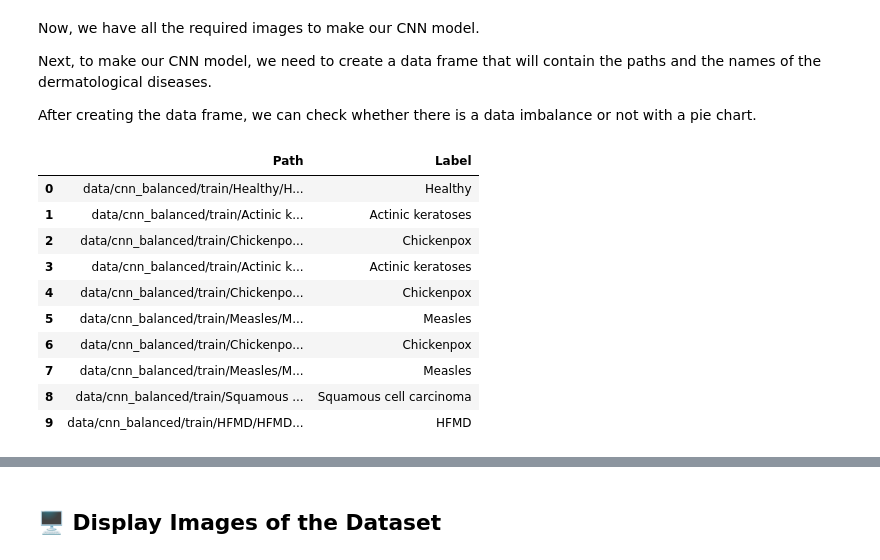
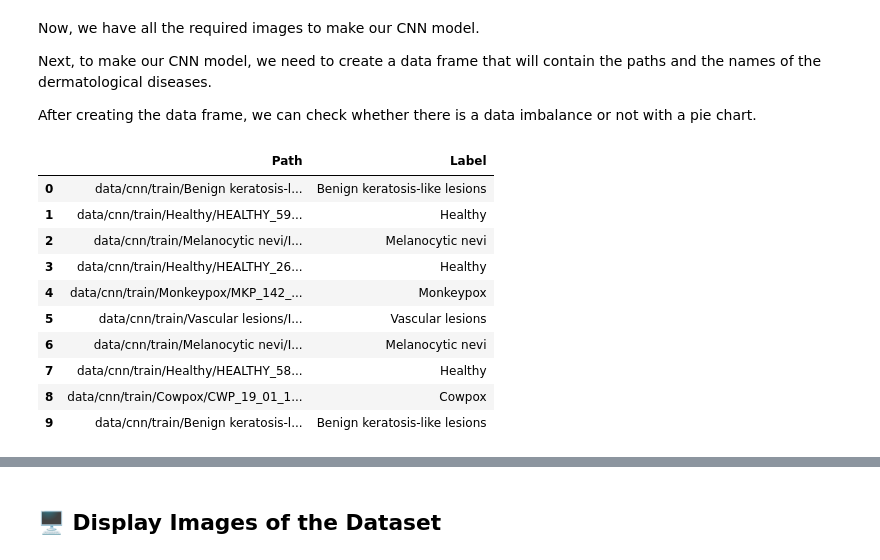
Before and after one commit to nipunaupeksha/mpox-lesion-detection, a Jupyter notebook: Convolutional and Recurrent Graph Neural Networks for Mpox Skin Lesion Detection - Using Pre-trained CNN Models.ipynb, the cells around one changed output, grey strips where cells are left out. Drawn from its saved outputs; the diff is of its cells as text; code cells hidden in the pictures.

```diff
--- a/Convolutional and Recurrent Graph Neural Networks for Mpox Skin Lesion Detection - Using Pre-trained CNN Models.ipynb
+++ b/Convolutional and Recurrent Graph Neural Networks for Mpox Skin Lesion Detection - Using Pre-trained CNN Models.ipynb
@@ -110,31 +110,19 @@ While proceeding with the process, we need some constants that may refer to the
 
 # Directory Paths
 DATA_PATH = './data/original'
-AUGMENTED_PATH = './data/cnn_augmented'
-CNN_BALANCED_PATH = './data/cnn_balanced'
+CNN_PATH = './data/cnn'
 MODELS_PATH = './models/cnn'
 
 TRAIN_DIRECTORY = 'train'
 TEST_DIRECTORY = 'test'
 VALIDATION_DIRECTORY = 'val'
 
-# Sample Values
-TRAIN_DATASET_SAMPLE_COUNT = 1000
-TEST_DATASET_SAMPLE_COUNT= 200
-VALIDATION_DATASET_SAMPLE_COUNT = 200
 
 # Directories containing the images
 SUB_DIRECTORIES = [TRAIN_DIRECTORY, TEST_DIRECTORY, VALIDATION_DIRECTORY]
 DATA_DIRECTORIES = ['Actinic keratoses', 'Basal cell carcinoma', 'Benign keratosis-like lesions', 'Chickenpox', 'Cowpox', 'Dermatofibroma', 'Healthy', 'HFMD', 'Measles', 'Melanocytic nevi', 'Melanoma', 'Monkeypox', 'Squamous cell carcinoma', 'Vascular lesions']
+# DATA_DIRECTORIES = ['Actinic keratoses', 'Basal cell carcinoma', 'Benign keratosis-like lesions', 'Chickenpox', 'Cowpox', 'Healthy', 'HFMD', 'Melanocytic nevi', 'Melanoma', 'Monkeypox']
 
-# Data generation properties
-ROTATION_RANGE = 40
-WIDTH_SHIFT_RANGE = 0.2
-HEIGHT_SHIFT_RANGE = 0.2
-SHEAR_RANGE = 0.2
-ZOOM_RANGE = 0.2
-HORIZONTAL_FLIP = True
-FILL_MODE = 'nearest'
 
 # Model-related constants
 # Dictionary mapping model names to their preprocessing functions
@@ -579,7 +250,7 @@ After creating the data frame, we can check whether there is a data imbalance or
 # %%
 # 🗃️ Creating File Data Frame for Train Dataset
 
-def load_images_to_df(base_path, dataset_type, sample_size):
+def load_images_to_df(base_path, dataset_type):
     # Load the base directory path
     path = os.path.join(base_path, dataset_type)
     image_dir = Path(path)
@@ -597,26 +268,26 @@ def load_images_to_df(base_path, dataset_type, sample_size):
     # Get samples according to the sample size
     samples = []
     for record in image_df['Label'].unique():
-        samples.append(image_df[image_df['Label']==record].sample(sample_size, random_state=42))
+        samples.append(image_df[image_df['Label']==record])
     image_df = pd.concat(samples, axis=0).sample(frac=1.0, random_state=42).reset_index(drop=True)
 
     # Return the data frame
     return image_df
 # %%
 # Get the images of the train set
-image_df_train = load_images_to_df(CNN_BALANCED_PATH, TRAIN_DIRECTORY, TRAIN_DATASET_SAMPLE_COUNT)
+image_df_train = load_images_to_df(CNN_PATH, TRAIN_DIRECTORY)
 
 # Show output
 image_df_train.head(10)
 # %% [output]
 |  | Path | Label |
-| 0 | data/cnn_balanced/train/Healthy/H... | Healthy |
-| 1 | data/cnn_balanced/train/Actinic k... | Actinic keratoses |
-| 2 | data/cnn_balanced/train/Chickenpo... | Chickenpox |
-| 3 | data/cnn_balanced/train/Actinic k... | Actinic keratoses |
-| 4 | data/cnn_balanced/train/Chickenpo... | Chickenpox |
-| 5 | data/cnn_balanced/train/Measles/M... | Measles |
-| 6 | data/cnn_balanced/train/Chickenpo... | Chickenpox |
-| 7 | data/cnn_balanced/train/Measles/M... | Measles |
-| 8 | data/cnn_balanced/train/Squamous ... | Squamous cell carcinoma |
-| 9 | data/cnn_balanced/train/HFMD/HFMD... | HFMD |
+| 0 | data/cnn/train/Benign keratosis-l... | Benign keratosis-like lesions |
+| 1 | data/cnn/train/Healthy/HEALTHY_59... | Healthy |
+| 2 | data/cnn/train/Melanocytic nevi/I... | Melanocytic nevi |
+| 3 | data/cnn/train/Healthy/HEALTHY_26... | Healthy |
+| 4 | data/cnn/train/Monkeypox/MKP_142_... | Monkeypox |
+| 5 | data/cnn/train/Vascular lesions/I... | Vascular lesions |
+| 6 | data/cnn/train/Melanocytic nevi/I... | Melanocytic nevi |
+| 7 | data/cnn/train/Healthy/HEALTHY_58... | Healthy |
+| 8 | data/cnn/train/Cowpox/CWP_19_01_1... | Cowpox |
+| 9 | data/cnn/train/Benign keratosis-l... | Benign keratosis-like lesions |
```
Also changed, not shown: parts of 39 cells of this notebook.
